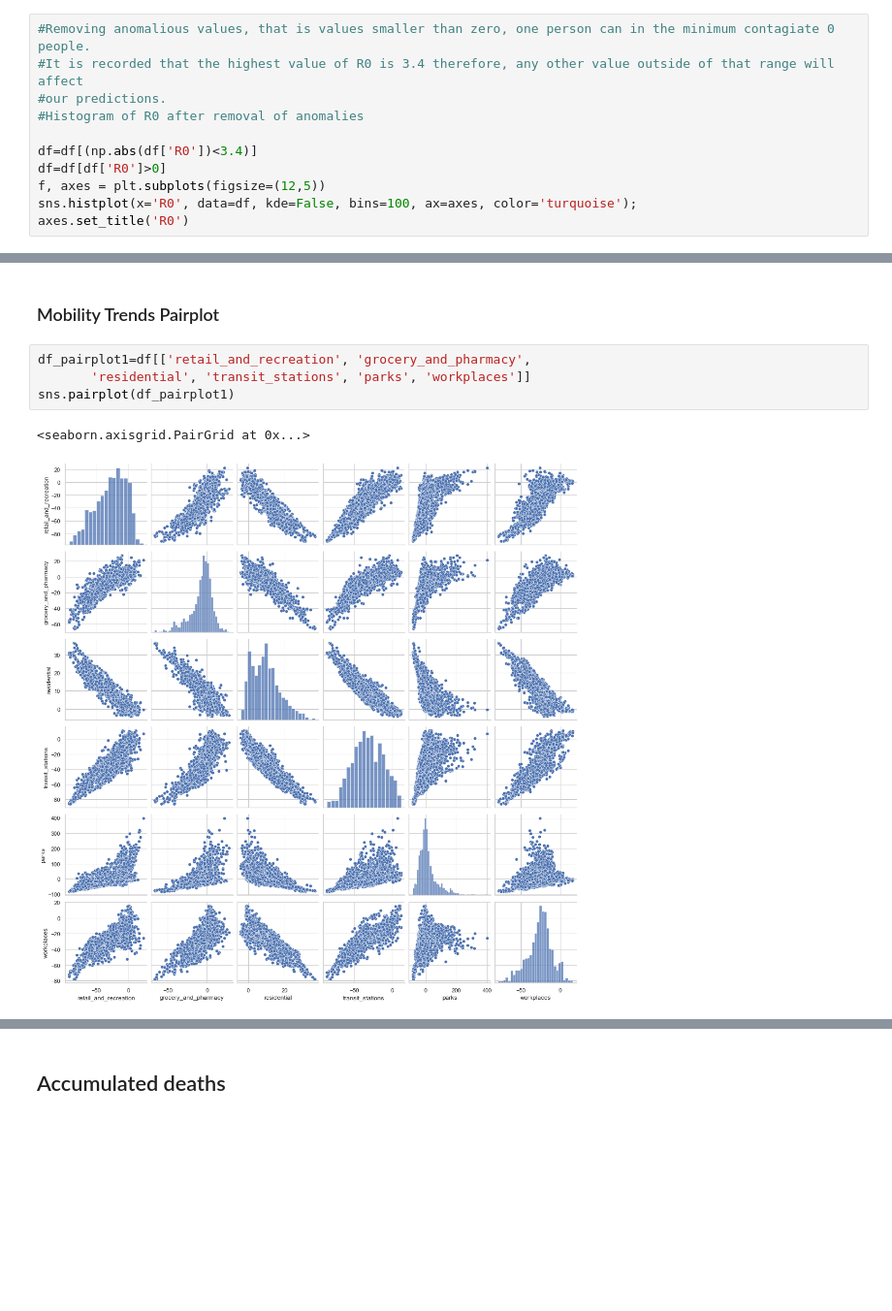
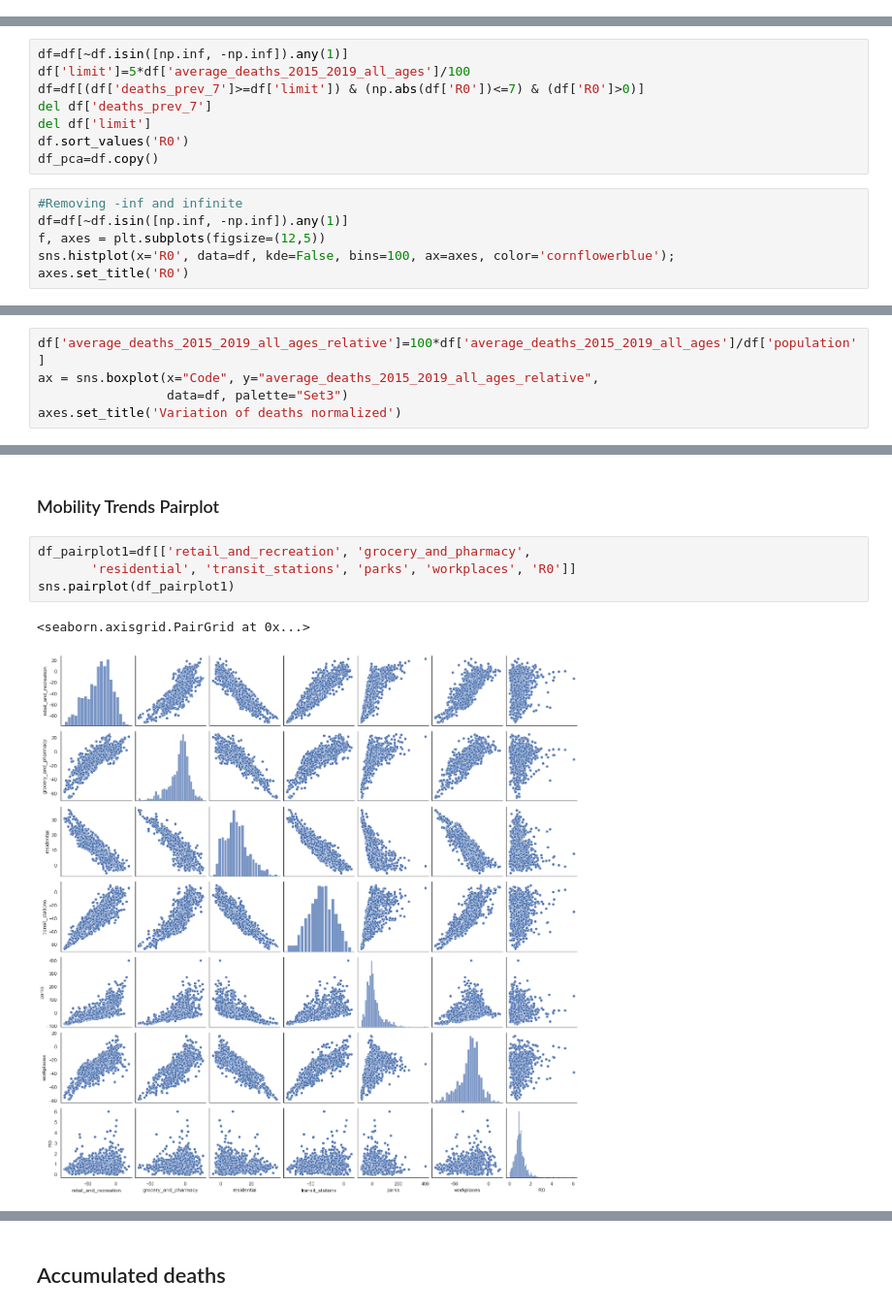
Before and after one commit to lucasbotellaroca/Covid-19_Reproduction_Rate_Estimator, a Jupyter notebook: data_exploration.ipynb, the cells around one changed output, grey strips where cells are left out. Shown at 97% size. Saved outputs shown, nothing was run; the diff lists cells and outputs as text; blank space fills up the shorter version.

```diff
--- a/data_exploration.ipynb
+++ b/data_exploration.ipynb
@@ -117,11 +136,0 @@ Text(0.5, 1.0, 'R0')
-# %%
-#Removing anomalious values, that is values smaller than zero, one person can in the minimum contagiate 0 people.
-#It is recorded that the highest value of R0 is 3.4 therefore, any other value outside of that range will affect
-#our predictions.
-#Histogram of R0 after removal of anomalies
-
-df=df[(np.abs(df['R0'])<3.4)]
-df=df[df['R0']>0]
-f, axes = plt.subplots(figsize=(12,5))
-sns.histplot(x='R0', data=df, kde=False, bins=100, ax=axes, color='turquoise');
-axes.set_title('R0')
@@ -142,0 +160,14 @@ df[['R0']].describe()
+# %%
+df=df[~df.isin([np.inf, -np.inf]).any(1)]
+df['limit']=5*df['average_deaths_2015_2019_all_ages']/100
+df=df[(df['deaths_prev_7']>=df['limit']) & (np.abs(df['R0'])<=7) & (df['R0']>0)]
+del df['deaths_prev_7']
+del df['limit']
+df.sort_values('R0')
+df_pca=df.copy()
+# %%
+#Removing -inf and infinite
+df=df[~df.isin([np.inf, -np.inf]).any(1)]
+f, axes = plt.subplots(figsize=(12,5))
+sns.histplot(x='R0', data=df, kde=False, bins=100, ax=axes, color='cornflowerblue');
+axes.set_title('R0')
@@ -152,0 +195,5 @@ plt.tight_layout()
+# %%
+df['average_deaths_2015_2019_all_ages_relative']=100*df['average_deaths_2015_2019_all_ages']/df['population']
+ax = sns.boxplot(x="Code", y="average_deaths_2015_2019_all_ages_relative",
+                 data=df, palette="Set3")
+axes.set_title('Variation of deaths normalized')
@@ -191,8 +266,8 @@ plt.show()
 ### Mobility Trends Pairplot
 # %%
 df_pairplot1=df[['retail_and_recreation', 'grocery_and_pharmacy',
-       'residential', 'transit_stations', 'parks', 'workplaces']]
+       'residential', 'transit_stations', 'parks', 'workplaces', 'R0']]
 sns.pairplot(df_pairplot1)
 # %% [output]
 <seaborn.axisgrid.PairGrid at 0x...>
-[figure, old version]
+[figure, new version]
```
Also changed, not shown: parts of 40 cells of this notebook.
